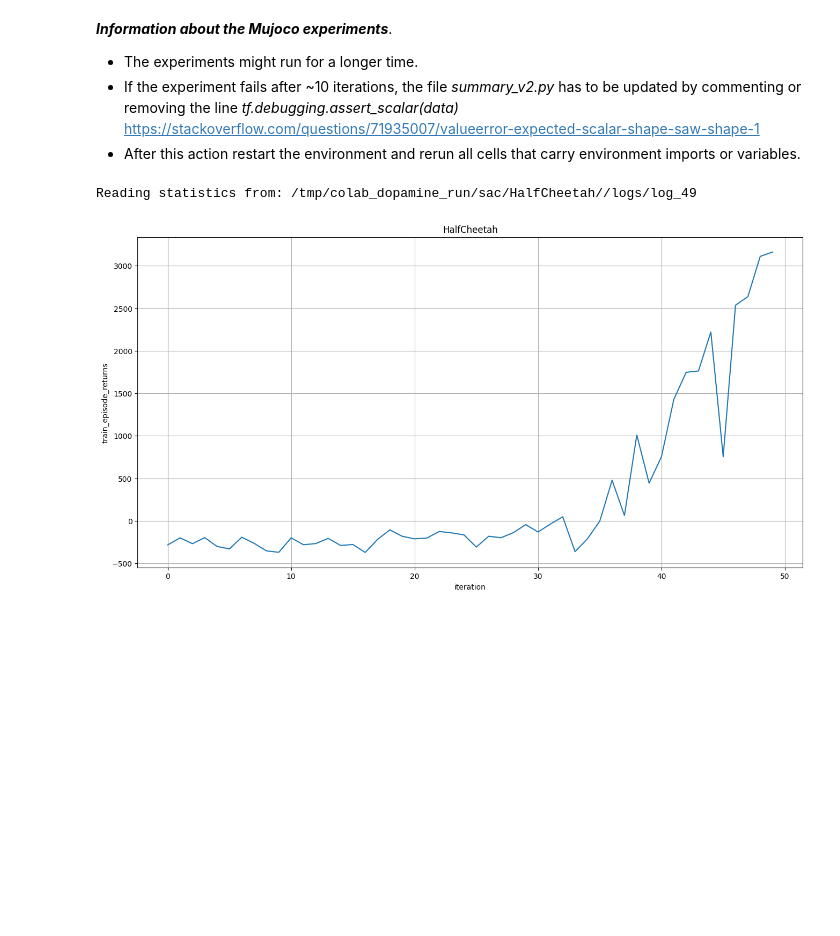
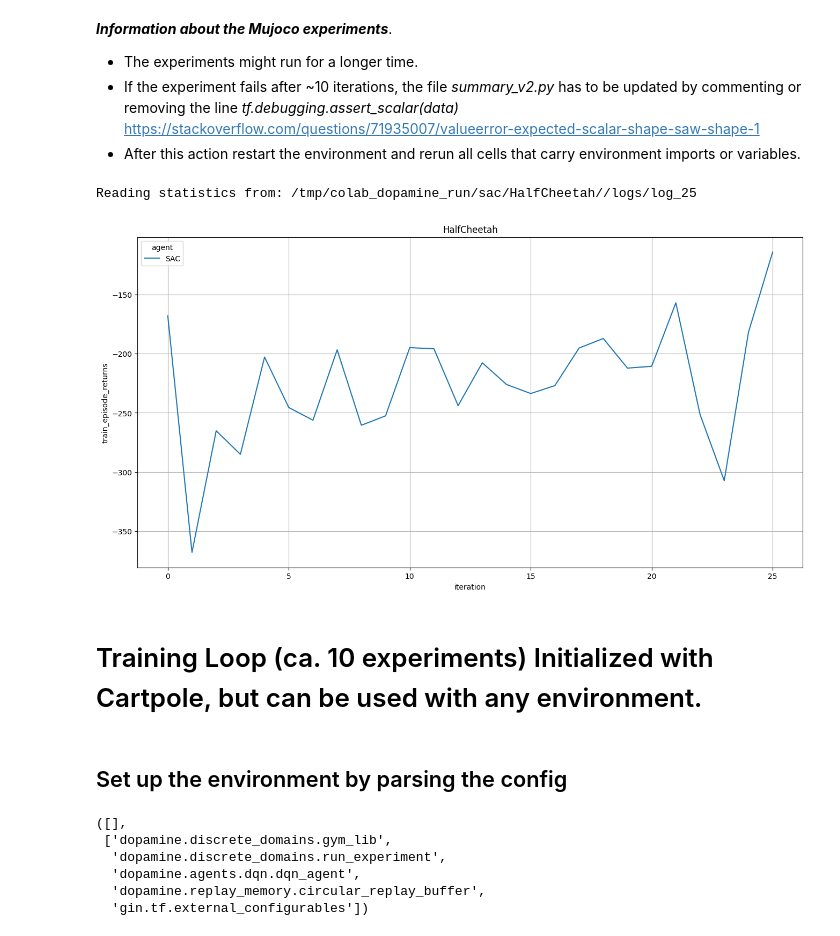
Before and after one commit to Mattia-Colbertaldo/PrimacyRL, a Jupyter notebook: dopamine_prl.ipynb, the cells around one changed output. Saved outputs shown, nothing was run; the diff lists cells and outputs as text; code cells hidden in the pictures; blank space fills up the shorter version.

```diff
--- a/dopamine_prl.ipynb
+++ b/dopamine_prl.ipynb
@@ -607,21 +669,74 @@ INFO:absl:Average training steps per second: 34.44
 # %%
 sac_data = colab_utils.read_experiment(
     LOG_PATH, verbose=True, summary_keys=['train_episode_returns'])
-dqn_data['agent'] = 'SAC'
-dqn_data['run_number'] = 1
+sac_data['agent'] = 'SAC'
+sac_data['run_number'] = 1
 # %% [output]
-Reading statistics from: /tmp/colab_dopamine_run/sac/HalfCheetah//logs/log_49
+Reading statistics from: /tmp/colab_dopamine_run/sac/HalfCheetah//logs/log_25
 # %%
 import seaborn as sns
 import pandas as pd
 import matplotlib.pyplot as plt
 
 fig, ax = plt.subplots(figsize=(16,8))
 sns.lineplot(
-    x='iteration', y='train_episode_returns',
+    x='iteration', y='train_episode_returns', hue='agent',
     data=sac_data, ax=ax)
 plt.title(GAME)
 plt.grid()
 plt.show()
 # %% [output]
-[figure, old version]
+[figure, new version]
+# %% [markdown]
+# Training Loop (ca. 10 experiments) Initialized with Cartpole, but can be used with any environment.
+# %% [markdown]
+## Set up the environment by parsing the config
+# %%
+MAIN_PATH = '/tmp/eval/run'
+
+# Modified from dopamine/agents/dqn/config/dqn_cartpole.gin
+dqn_config = """
+# Hyperparameters for a simple DQN-style Cartpole agent. The hyperparameters
+# chosen achieve reasonable performance.
+import dopamine.discrete_domains.gym_lib
+import dopamine.discrete_domains.run_experiment
+import dopamine.agents.dqn.dqn_agent
+import dopamine.replay_memory.circular_replay_buffer
+import gin.tf.external_configurables
+
+DQNAgent.observation_shape = %gym_lib.CARTPOLE_OBSERVATION_SHAPE
+DQNAgent.observation_dtype = %gym_lib.CARTPOLE_OBSERVATION_DTYPE
+DQNAgent.stack_size = %gym_lib.CARTPOLE_STACK_SIZE
+DQNAgent.network = @gym_lib.CartpoleDQNNetwork
+DQNAgent.gamma = 0.99
+DQNAgent.update_horizon = 1
+DQNAgent.min_replay_history = 500
+DQNAgent.update_period = 4
+DQNAgent.target_update_period = 100
+DQNAgent.epsilon_fn = @dqn_agent.identity_epsilon
+DQNAgent.tf_device = '/gpu:*'  # use '/cpu:*' for non-GPU version
+DQNAgent.optimizer = @tf.train.AdamOptimizer()
+
+tf.train.AdamOptimizer.learning_rate = 0.001
+tf.train.AdamOptimizer.epsilon = 0.0003125
+
+create_gym_environment.environment_name = 'CartPole'
+create_gym_environment.version = 'v1'
+create_agent.agent_name = 'dqn'
+TrainRunner.create_environment_fn = @gym_lib.create_gym_environment
+Runner.num_iterations = 100
+Runner.training_steps = 100
+Runner.evaluation_steps = 1000
+Runner.max_steps_per_episode = 10000  # Default max episode length.
+
+WrappedReplayBuffer.replay_capacity = 50000
+WrappedReplayBuffer.batch_size = 128
+"""
+gin.parse_config(dqn_config, skip_unknown=False)
+# %% [output]
+([],
+ ['dopamine.discrete_domains.gym_lib',
+  'dopamine.discrete_domains.run_experiment',
+  'dopamine.agents.dqn.dqn_agent',
+  'dopamine.replay_memory.circular_replay_buffer',
+  'gin.tf.external_configurables'])
```
Also changed, not shown: parts of 20 cells of this notebook.
